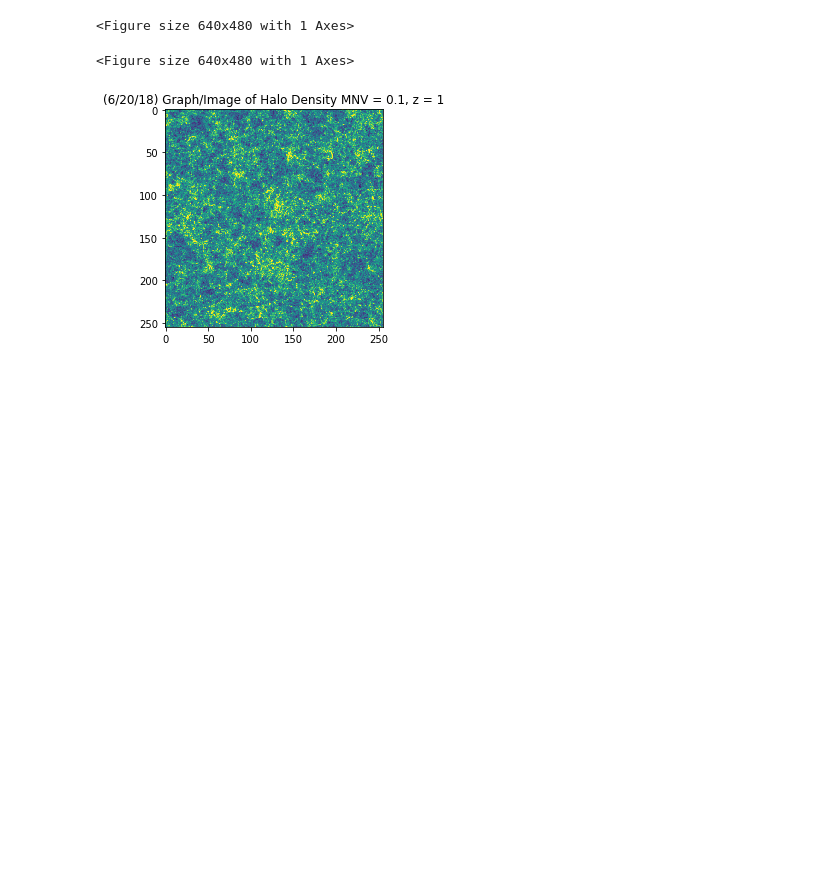
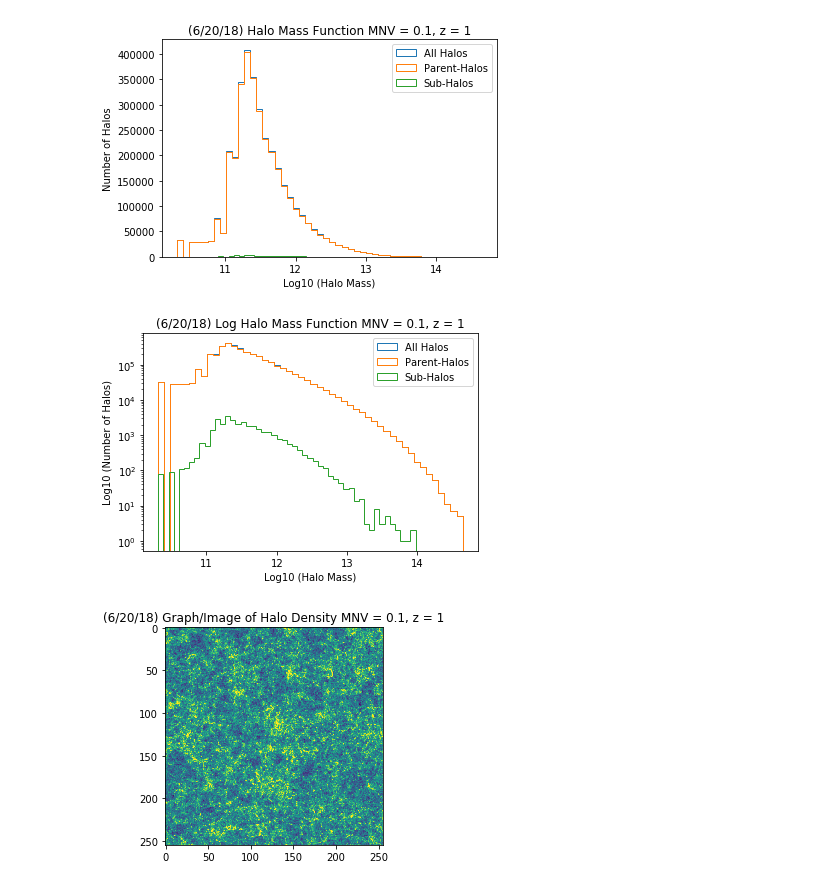
Before and after one commit to may32098/ASTROUSRP_halos_with_neutrinos, a Jupyter notebook: halo_cat_process.ipynb, the cells around one changed output. Cells and saved outputs as stored; diff of their text form; code cells hidden in the pictures; blank space fills up the shorter version.

```diff
--- a/halo_cat_process.ipynb
+++ b/halo_cat_process.ipynb
@@ -33,9 +33,12 @@ headers_tup = tuple(headers_str.split(" "))
 columns_dict ={
 		"halo_id": 	(0, 'i8'),
 		"halo_mvir": 	(2, 'f4'),
+		"halo_rvir":    (5, 'f4'),
+        "halo_rs":      (6, 'f4'),
 		"halo_x": 	(8, 'f4'),
 		"halo_y": 	(9, 'f4'),
 		"halo_z": 	(10,'f4'),
+        "halo_spin":(17, 'f4'),
 		"PID":		(41,'i8')
 	       }
 
@@ -55,35 +58,35 @@ def plot_halo_mass(mass_filename, PID_filename):
 
     mass_arr = np.load(mass_filename)
     PID_arr = np.load(PID_filename)
 
     parents_mask = PID_arr == -1 # boolean array with True for parent halos and False for subhalos
     subhalo_mask = PID_arr != -1 # boolean array with True for subhalos and False for parent halos
 
     plt.hist(mass_arr, bins = 50, label = "All Halos", histtype = "step") # plots mass function of all of the halos
     plt.hist(mass_arr[parents_mask], bins = 50, label = "Parent-Halos", histtype = "step") # plots the mass function of the parent halos
     plt.hist(mass_arr[subhalo_mask], bins = 50, label = "Sub-Halos", histtype = "step") # plots the mass function of the subhalos
 
     plt.title("(6/20/18) Halo Mass Function MNV = 0.1, z = 1")
     plt.xlabel("Log10 (Halo Mass)")
     plt.ylabel("Number of Halos")
     plt.legend()
     plt.show()
 
     plt.hist(mass_arr, bins = 50, label = "All Halos", histtype = "step") # plots mass function of all of the halos
     plt.hist(mass_arr[parents_mask], bins = 50, label = "Parent-Halos", histtype = "step") # plots the mass function of the parent halos
     plt.hist(mass_arr[subhalo_mask], bins = 50, label = "Sub-Halos", histtype = "step") # plots the mass function of the subhalos
 
     plt.title("(6/20/18) Log Halo Mass Function MNV = 0.1, z = 1")
     plt.xlabel("Log10 (Halo Mass)")
     plt.ylabel("Log10 (Number of Halos)")
     plt.yscale('log')
     plt.legend()
     plt.show()
 
 plot_halo_mass("/u/ayannam/Documents/Raw_Data/mnv_0.1/out_47_parents_mass.npy", "/u/ayannam/Documents/Raw_Data/mnv_0.1/out_47_parents_PID.npy")
 # %% [output]
-<Figure size 640x480 with 1 Axes>
-<Figure size 640x480 with 1 Axes>
+[figure, added]
+[figure, added]
 # %%
 def plot_grid(grid_filename):
     g = np.load(grid_filename)
```
Also changed, not shown: parts of 1 cell of this notebook.
